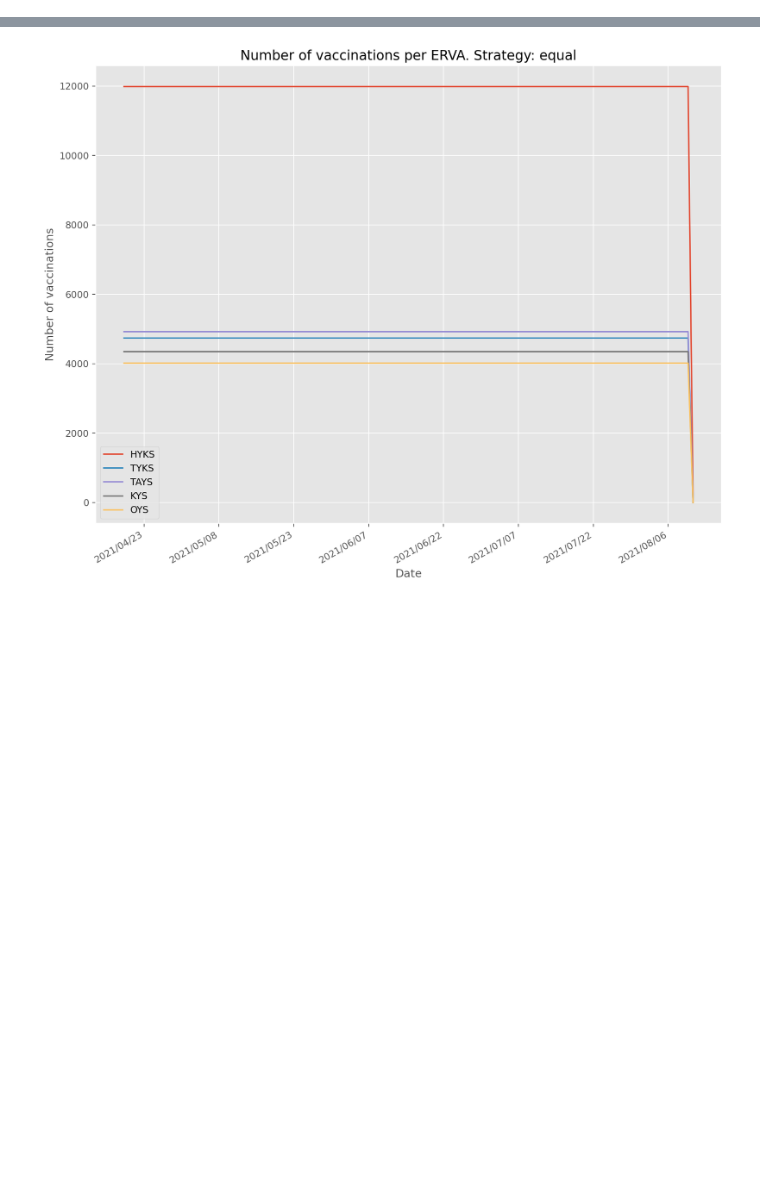
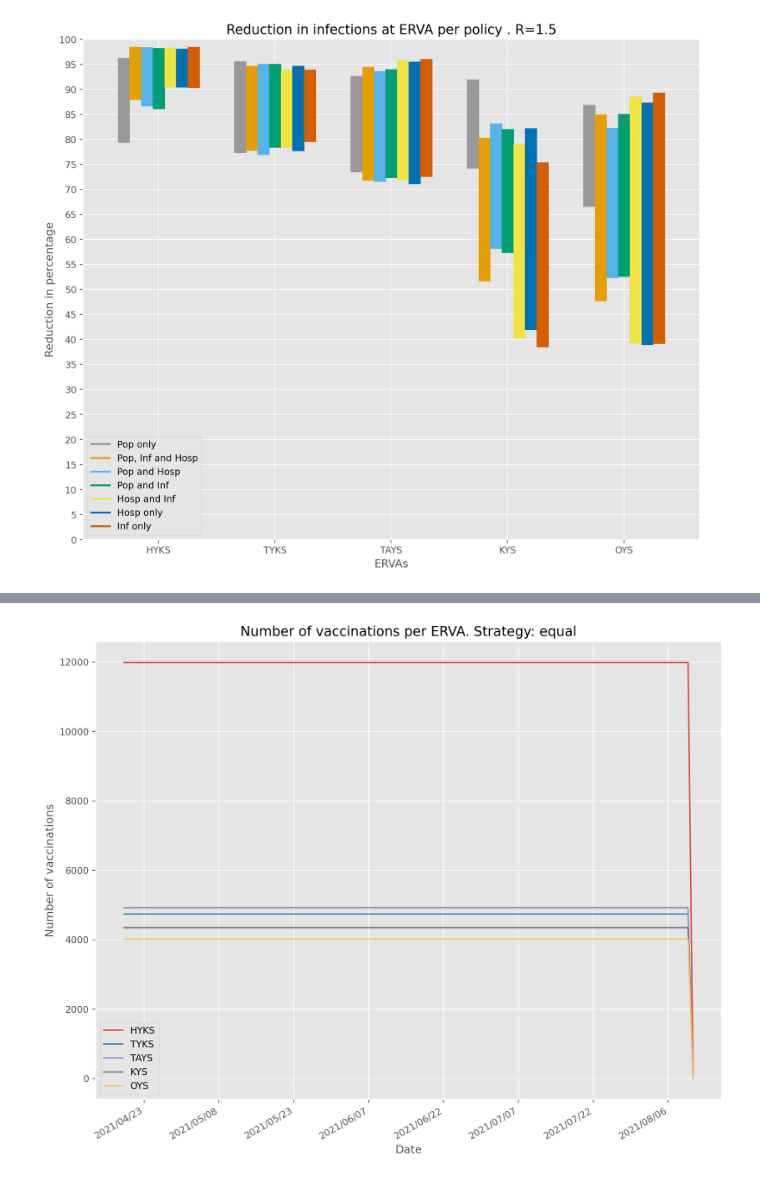
Before and after one commit to FINCoVID19/optimized_vaccination_finland, a Jupyter notebook: compare_vaccination_age_erva.ipynb, the cells around one changed output, grey strips where cells are left out. Cells and saved outputs as stored; diff of their text form; code cells hidden in the pictures; blank space fills up the shorter version.

Commit message:
bar plots ready to compare metric and policy per erva

```diff
--- a/compare_vaccination_age_erva.ipynb
+++ b/compare_vaccination_age_erva.ipynb
@@ -25,9 +26,14 @@ ervas_labels = EPIDEMIC['ervas_order']
 age_labels = MAPPINGS['age_groups'][num_age_groups]['names']
 
 strategies = [
-    ('equal', EPIDEMIC['ws_vacc'], 'equal'),
-    ('no_vacc', EPIDEMIC['ws_vacc'], 'no vaccination'),
-    ('thl', EPIDEMIC['ws_vacc'], 'THL Pop, inf, hosp'),
+    ('equal', EPIDEMIC['ws_vacc'], 'Pop only'),
+    ('no_vacc', EPIDEMIC['ws_vacc'], 'No vaccination'),
+    ('thl', EPIDEMIC['ws_vacc'], 'Pop, Inf and Hosp'),
+    ('thl', [1/2, 1/2, 0], 'Pop and Hosp'),
+    ('thl', [1/2, 0, 1/2], 'Pop and Inf'),
+    ('thl', [0, 1/2, 1/2], 'Hosp and Inf'),
+    ('thl', [0, 1, 0], 'Hosp only'),
+    ('thl', [0, 0, 1], 'Inf only'),
 ]
 # %%
 all_results = get_experiments_results(num_age_groups=num_age_groups,
@@ -51,24 +64,0 @@ Finished R: 1.5. 3/3. Policy: THL Pop, inf, hosp. 3/3
-# %%
-def plot_ervas(ax, results_all_metrics, t0, T, ervas_labels, metric):
-    begin = datetime.datetime.strptime(t0, '%Y-%m-%d')
-
-    main_label, metric_results = results_all_metrics
-    results = metric_results[metric]
-    num_ages, num_ervas, days = results.shape
-    assert num_ervas == len(ervas_labels)
-
-    x = [begin + datetime.timedelta(days=day) for day in range(T)]
-    results_ervas = results.sum(axis=0)
-    assert results_ervas.shape[0] == num_ervas
-    assert results_ervas.shape[1] == T
-
-    for erva_i in range(num_ervas):
-        ax.plot(x, results_ervas[erva_i, :], label=ervas_labels[erva_i])
-
-    ax.set_xlabel('Date')
-    ax.set_ylabel('Number of %s' % (metric, ))
-    ax.set_title('Number of %s per ERVA. Strategy: %s' % (metric, main_label))
-
-    ax.legend()
-
-    return ax
@@ -74,0 +141,5 @@ def plot_ervas(ax, results_all_metrics, t0, T, ervas_labels, metric):
+# %%
+fig, ax = plt.subplots(figsize=(12, 10))
+ax = plot_ervas(ax, r_experiments[2], 'infections', all_results, ervas_labels)
+# %% [output]
+[figure, added]
```
Also changed, not shown: parts of 5 cells of this notebook, 2 other files.
